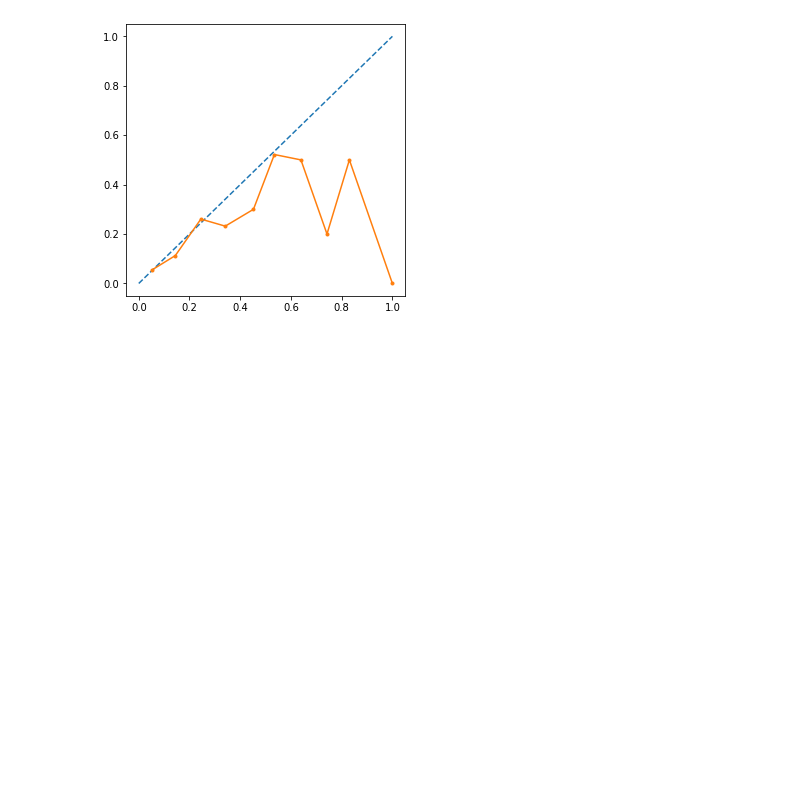
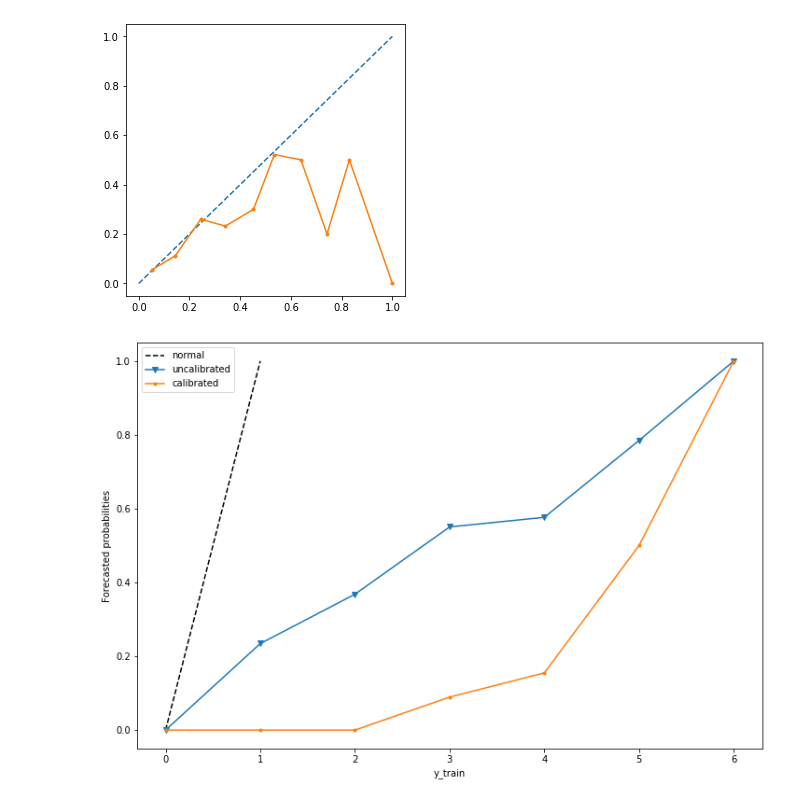
Before and after one commit to nastyh/Unbalanced-Dataset, a Jupyter notebook: This_Framingham.ipynb, the cells around one changed output. Saved outputs shown, nothing was run; the diff lists cells and outputs as text; code cells hidden in the pictures; blank space fills up the shorter version.

Commit message:
Calibrated Charts
added

```diff
--- a/This_Framingham.ipynb
+++ b/This_Framingham.ipynb
@@ -851,0 +851,29 @@ pyplot.show()
+# %%
+# Calibrated and uncalibrated together
+def uncalibrated(X_train, X_test, y_train):
+    rf = SVC()
+    rf.fit(X_train, y_train)
+    return rf.decision_function(X_test)
+
+def calibrated(X_train, X_test, y_train):
+    rf = SVC()
+    calibrated = CalibratedClassifierCV(rf, method='sigmoid', cv=5)
+    calibrated.fit(X_train, y_train)
+    return calibrated.predict_proba(X_test)[:, 1]
+
+yhat_uncalibrated = uncalibrated(X_train, X_test, y_train)
+yhat_calibrated = calibrated(X_train, X_test, y_train)
+
+fop_uncalibrated, mpv_uncalibrated = calibration_curve(y_test, yhat_uncalibrated, n_bins=7, normalize=True)
+fop_calibrated, mpv_calibrated = calibration_curve(y_test, yhat_calibrated, n_bins=7)
+# %%
+plt.figure(figsize=(12,8))
+pyplot.plot([0, 1], [0, 1], linestyle='--', color='black', label = 'normal')
+pyplot.plot(mpv_uncalibrated, label = 'uncalibrated', marker = 'v')
+pyplot.plot(fop_uncalibrated, label = 'calibrated', marker = '.')
+pyplot.xlabel("y_train")
+pyplot.ylabel("Forecasted probabilities")
+pyplot.legend(loc='upper left')
+pyplot.show()
+# %% [output]
+[figure, added]
```
Also changed, not shown: parts of 2 cells of this notebook.
